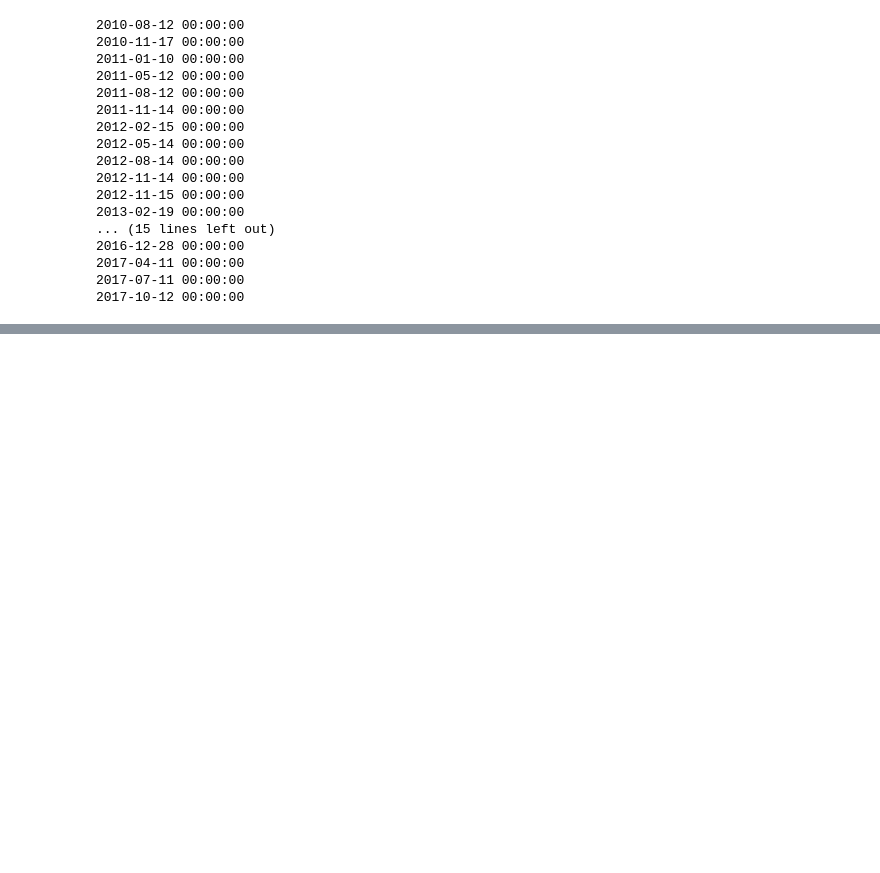
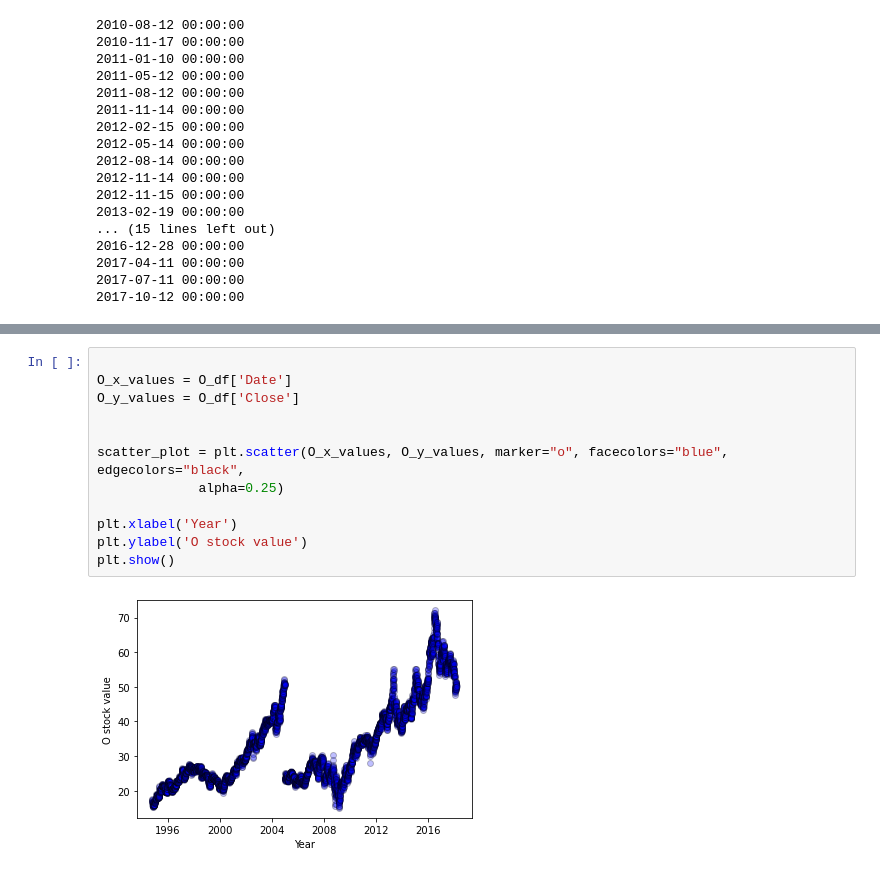
Before and after one commit to Phil-Mart/project-one, a Jupyter notebook: Data_analysis&Vis.ipynb, the cells around one changed output, grey strips where cells are left out. Saved outputs shown, nothing was run; the diff lists cells and outputs as text; blank space fills up the shorter version.

```diff
--- a/Data_analysis&Vis.ipynb
+++ b/Data_analysis&Vis.ipynb
@@ -125,0 +185,14 @@ dividend_total_O
+# %%
+
+O_x_values = O_df['Date']
+O_y_values = O_df['Close']
+
+
+scatter_plot = plt.scatter(O_x_values, O_y_values, marker="o", facecolors="blue", edgecolors="black",
+             alpha=0.25)
+
+plt.xlabel('Year')
+plt.ylabel('O stock value')
+plt.show()
+# %% [output]
+[figure, added]
```
Also changed, not shown: parts of 8 cells of this notebook.
